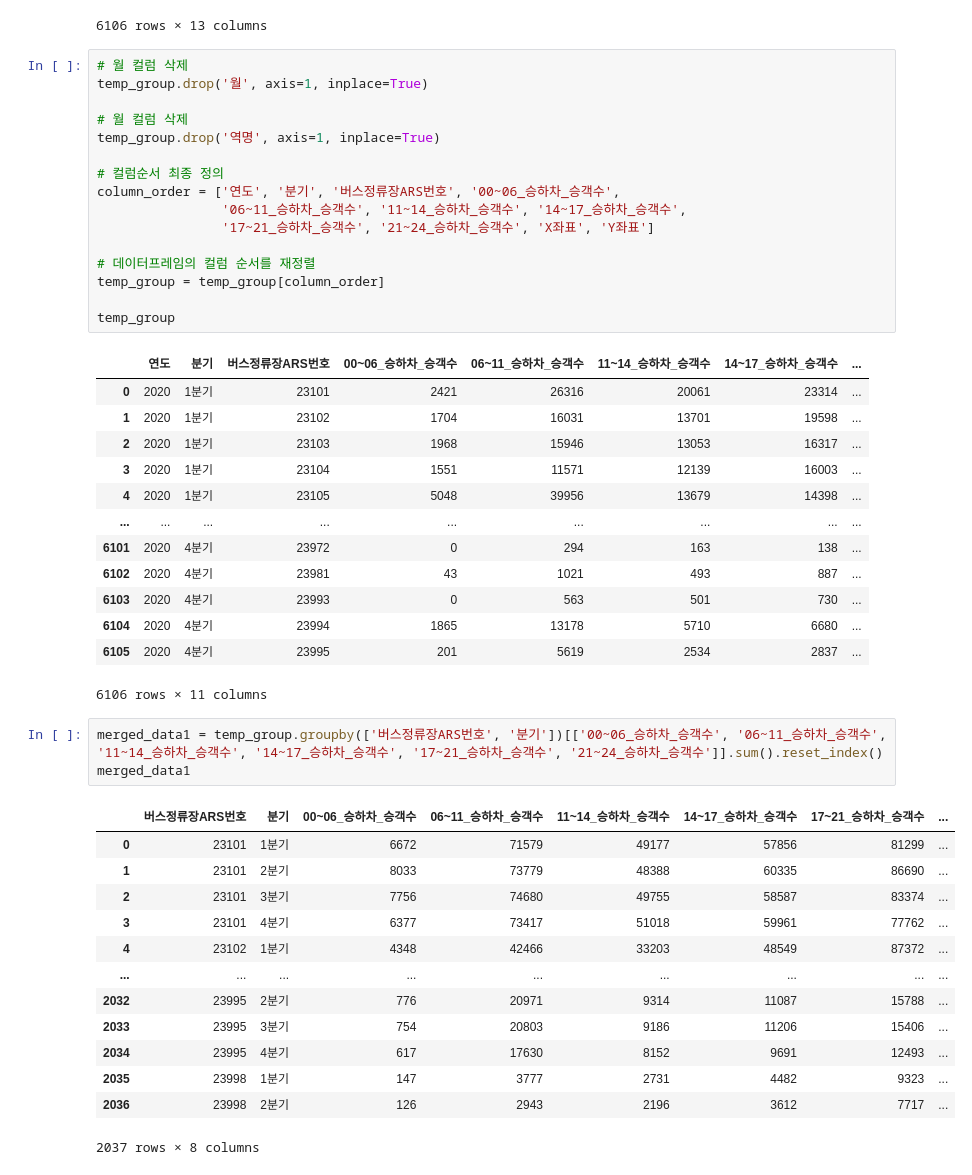
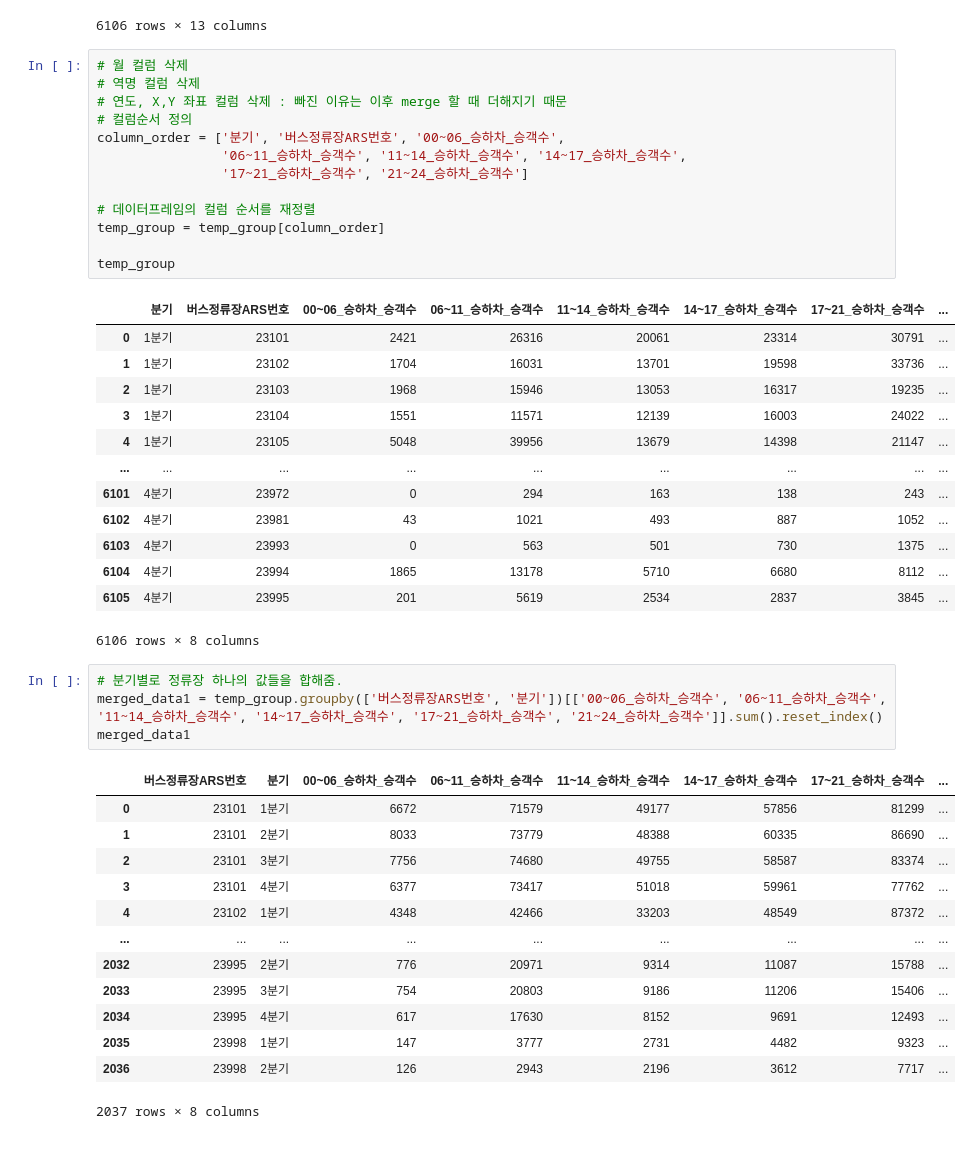
Before and after one commit to GyudongHan/Project_1, a Jupyter notebook: make_2020(+PRAC).ipynb, the cells around one changed output. Cells and saved outputs as stored; diff of their text form.

```diff
--- a/make_2020-2022.ipynb
+++ b/make_2020(+PRAC).ipynb
@@ -673,35 +677,33 @@ temp_group
 6106 rows × 13 columns
 # %%
 # 월 컬럼 삭제
-temp_group.drop('월', axis=1, inplace=True)
-
-# 월 컬럼 삭제
-temp_group.drop('역명', axis=1, inplace=True)
-
-# 컬럼순서 최종 정의
-column_order = ['연도', '분기', '버스정류장ARS번호', '00~06_승하차_승객수',
+# 역명 컬럼 삭제
+# 연도, X,Y 좌표 컬럼 삭제 : 빠진 이유는 이후 merge 할 때 더해지기 때문
+# 컬럼순서 정의
+column_order = ['분기', '버스정류장ARS번호', '00~06_승하차_승객수',
                 '06~11_승하차_승객수', '11~14_승하차_승객수', '14~17_승하차_승객수',
-                '17~21_승하차_승객수', '21~24_승하차_승객수', 'X좌표', 'Y좌표']
+                '17~21_승하차_승객수', '21~24_승하차_승객수']
 
 # 데이터프레임의 컬럼 순서를 재정렬
 temp_group = temp_group[column_order]
 
 temp_group
 # %% [output]
-|  | 연도 | 분기 | 버스정류장ARS번호 | 00~06_승하차_승객수 | 06~11_승하차_승객수 | 11~14_승하차_승객수 | 14~17_승하차_승객수 | ... |
-| 0 | 2020 | 1분기 | 23101 | 2421 | 26316 | 20061 | 23314 | ... |
-| 1 | 2020 | 1분기 | 23102 | 1704 | 16031 | 13701 | 19598 | ... |
-| 2 | 2020 | 1분기 | 23103 | 1968 | 15946 | 13053 | 16317 | ... |
-| 3 | 2020 | 1분기 | 23104 | 1551 | 11571 | 12139 | 16003 | ... |
-| 4 | 2020 | 1분기 | 23105 | 5048 | 39956 | 13679 | 14398 | ... |
+|  | 분기 | 버스정류장ARS번호 | 00~06_승하차_승객수 | 06~11_승하차_승객수 | 11~14_승하차_승객수 | 14~17_승하차_승객수 | 17~21_승하차_승객수 | ... |
+| 0 | 1분기 | 23101 | 2421 | 26316 | 20061 | 23314 | 30791 | ... |
+| 1 | 1분기 | 23102 | 1704 | 16031 | 13701 | 19598 | 33736 | ... |
+| 2 | 1분기 | 23103 | 1968 | 15946 | 13053 | 16317 | 19235 | ... |
+| 3 | 1분기 | 23104 | 1551 | 11571 | 12139 | 16003 | 24022 | ... |
+| 4 | 1분기 | 23105 | 5048 | 39956 | 13679 | 14398 | 21147 | ... |
 | ... | ... | ... | ... | ... | ... | ... | ... | ... |
-| 6101 | 2020 | 4분기 | 23972 | 0 | 294 | 163 | 138 | ... |
-| 6102 | 2020 | 4분기 | 23981 | 43 | 1021 | 493 | 887 | ... |
-| 6103 | 2020 | 4분기 | 23993 | 0 | 563 | 501 | 730 | ... |
-| 6104 | 2020 | 4분기 | 23994 | 1865 | 13178 | 5710 | 6680 | ... |
-| 6105 | 2020 | 4분기 | 23995 | 201 | 5619 | 2534 | 2837 | ... |
+| 6101 | 4분기 | 23972 | 0 | 294 | 163 | 138 | 243 | ... |
+| 6102 | 4분기 | 23981 | 43 | 1021 | 493 | 887 | 1052 | ... |
+| 6103 | 4분기 | 23993 | 0 | 563 | 501 | 730 | 1375 | ... |
+| 6104 | 4분기 | 23994 | 1865 | 13178 | 5710 | 6680 | 8112 | ... |
+| 6105 | 4분기 | 23995 | 201 | 5619 | 2534 | 2837 | 3845 | ... |
-6106 rows × 11 columns
+6106 rows × 8 columns
 # %%
+# 분기별로 정류장 하나의 값들을 합해줌.
 merged_data1 = temp_group.groupby(['버스정류장ARS번호', '분기'])[['00~06_승하차_승객수', '06~11_승하차_승객수', '11~14_승하차_승객수', '14~17_승하차_승객수', '17~21_승하차_승객수', '21~24_승하차_승객수']].sum().reset_index()
 merged_data1
 # %% [output]
```
Also changed, not shown: parts of 11 cells of this notebook, 1 other file.
